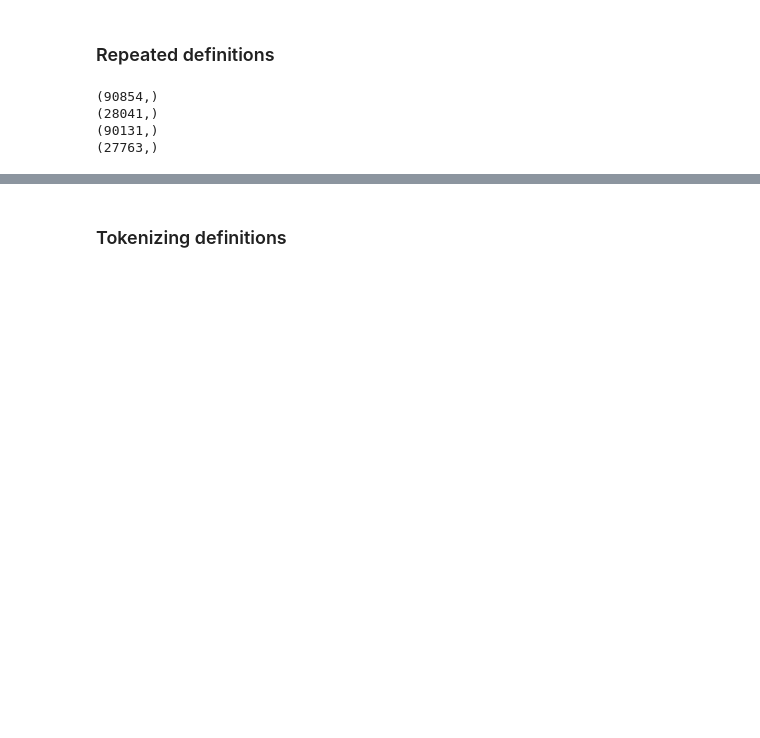
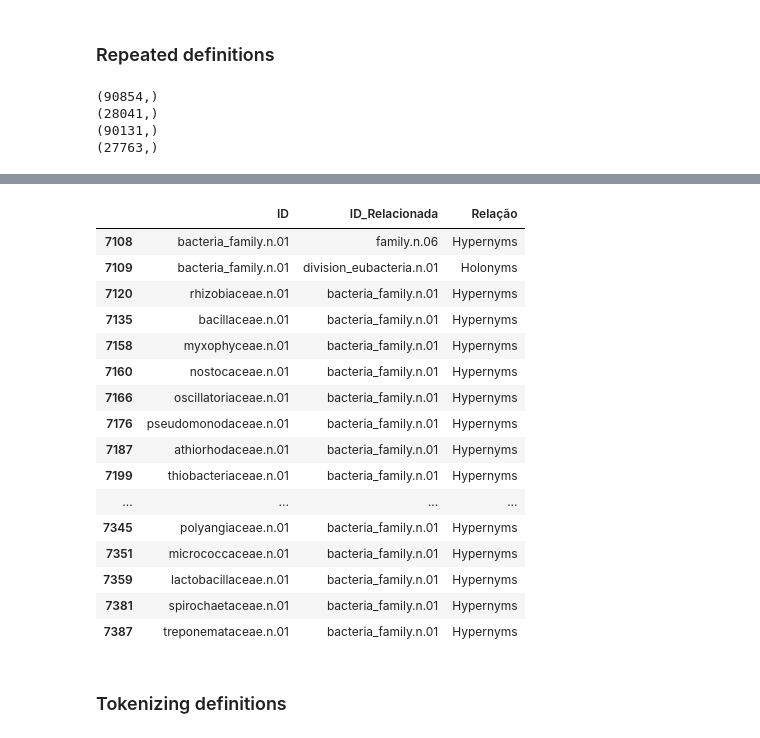
Before and after one commit to jpelayx/nlp, a Jupyter notebook: dataset.ipynb, the cells around one changed output, grey strips where cells are left out. Drawn from its saved outputs; the diff is of its cells as text; code cells hidden in the pictures; blank space fills up the shorter version.

```diff
--- a/dataset.ipynb
+++ b/dataset.ipynb
@@ -124,3 +128,29 @@ syn
+# %%
+id = mapping['bacteria_family.n.01']
+indexes = np.logical_or(edge_index_i == id, edge_index_j == id)
+bacteria_family_rel = edge_index[:, indexes]
+bfd = pd.DataFrame({'ID': ids[bacteria_family_rel[0,:]],
+                    'ID_Relacionada': ids[bacteria_family_rel[1,:]],
+                    'Relação': data['Relacao'][indexes]})
+bfd
+# %% [output]
+|  | ID | ID_Relacionada | Relação |
+| 7108 | bacteria_family.n.01 | family.n.06 | Hypernyms |
+| 7109 | bacteria_family.n.01 | division_eubacteria.n.01 | Holonyms |
+| 7120 | rhizobiaceae.n.01 | bacteria_family.n.01 | Hypernyms |
+| 7135 | bacillaceae.n.01 | bacteria_family.n.01 | Hypernyms |
+| 7158 | myxophyceae.n.01 | bacteria_family.n.01 | Hypernyms |
+| 7160 | nostocaceae.n.01 | bacteria_family.n.01 | Hypernyms |
+| 7166 | oscillatoriaceae.n.01 | bacteria_family.n.01 | Hypernyms |
+| 7176 | pseudomonodaceae.n.01 | bacteria_family.n.01 | Hypernyms |
+| 7187 | athiorhodaceae.n.01 | bacteria_family.n.01 | Hypernyms |
+| 7199 | thiobacteriaceae.n.01 | bacteria_family.n.01 | Hypernyms |
+| ... | ... | ... | ... |
+| 7345 | polyangiaceae.n.01 | bacteria_family.n.01 | Hypernyms |
+| 7351 | micrococcaceae.n.01 | bacteria_family.n.01 | Hypernyms |
+| 7359 | lactobacillaceae.n.01 | bacteria_family.n.01 | Hypernyms |
+| 7381 | spirochaetaceae.n.01 | bacteria_family.n.01 | Hypernyms |
+| 7387 | treponemataceae.n.01 | bacteria_family.n.01 | Hypernyms |
 # %% [markdown]
 ### Tokenizing definitions
 # %%
```
Also changed, not shown: parts of 5 cells of this notebook.
